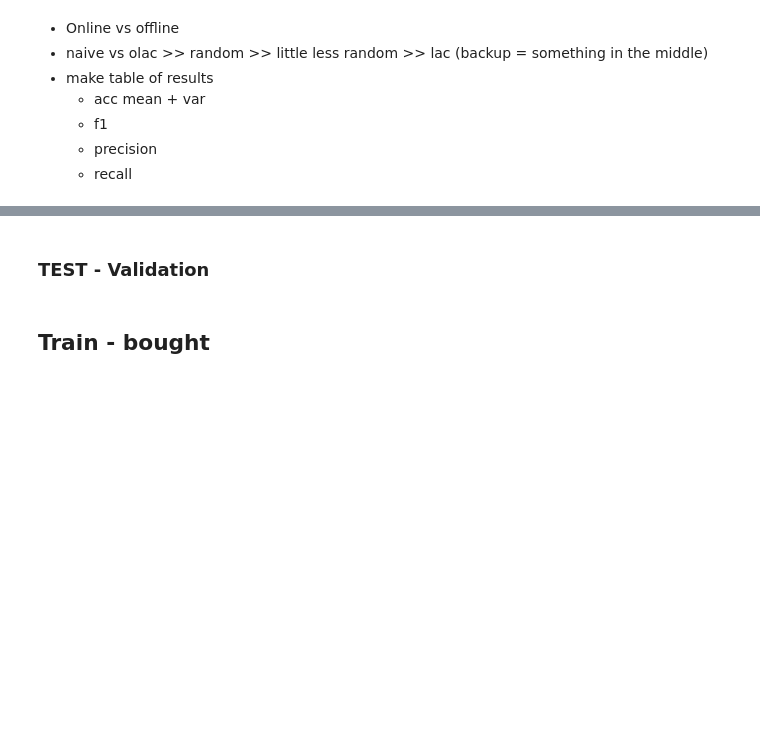
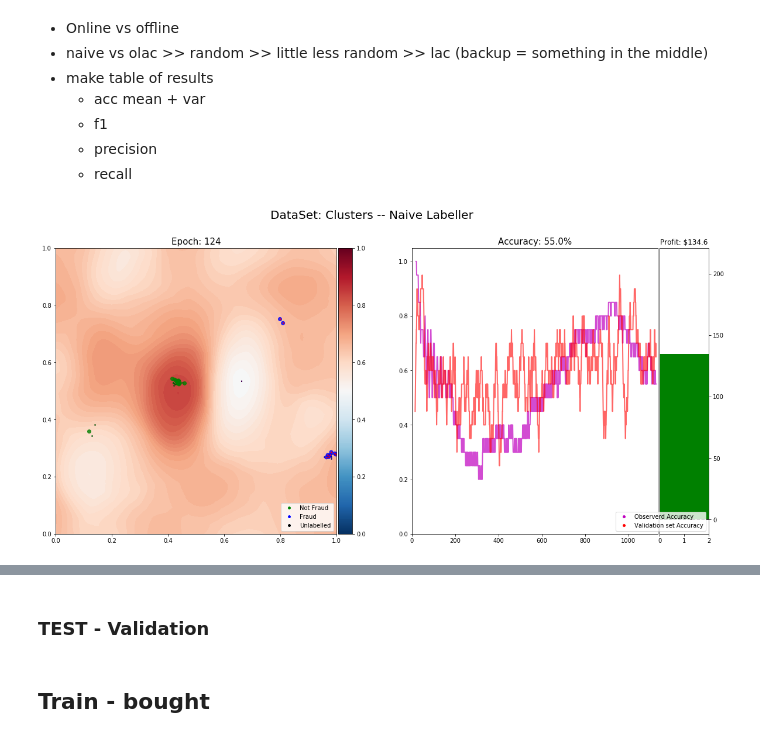
Before and after one commit to AndreasAlam/olac, a Jupyter notebook: notebooks/sbe_Labeller_comparision.ipynb, the cells around one changed output, grey strips where cells are left out. Saved outputs shown, nothing was run; the diff lists cells and outputs as text; code cells hidden in the pictures; blank space fills up the shorter version.

```diff
--- a/notebooks/sbe_Labeller_comparision.ipynb
+++ b/notebooks/sbe_Labeller_comparision.ipynb
@@ -421,14 +443,14 @@ labeller_kwargs = {
 model = MLPClassifier((64,32,), batch_size=1, learning_rate='adaptive', early_stopping=False,
                     alpha=0.0003, warm_start=False)
 
-labellers_john = [UncertaintyLabeller(**labeller_kwargs),
-                  VeryGreedyLabeller(**labeller_kwargs),
-                  GreedyLabeller(**labeller_kwargs)]
+labellers_john = [olac.labellers.UncertaintyLabeller(**labeller_kwargs),
+                  olac.labellers.VeryGreedyLabeller(**labeller_kwargs),
+                  olac.labellers.GreedyLabeller(**labeller_kwargs)]
 
-data_generators = [new_generator(generator='olac.data_generators.satellites', x_min=-10, x_max=10, n_points=3000,
+data_generators = [olac.pipeline.new_generator(generator='data_generators.satellites', x_min=-10, x_max=10, n_points=3000,
                                  contamination=0.3, satellite_radius=6),
-                   new_generator(generator='olac.data_generators.roving_balls', x_min=-10, x_max=10, steps=3000),
-                   new_generator(generator='olac.data_generators.cluster_generator', x_min=0, x_max=1000, n_points=3000)]
+                   olac.pipeline.new_generator(generator='data_generators.roving_balls', x_min=-10, x_max=10, steps=3000),
+                   olac.pipeline.new_generator(generator='data_generators.cluster_generator', x_min=0, x_max=1000, n_points=3000)]
 # %%
 pipelines_john = []
 
@@ -442,7 +464,7 @@ for gen in data_generators:
 #         model = clone(mod)
         pipeline = olac.pipeline.Pipeline(data_generator=olac.data_generators.delayed_generator(generator, delay=0.15),
                                           model=clone(model),
-                                          predictor=NewPredictor(verbose=False, transformer=trans),
+                                          predictor=olac.pipeline.NewPredictor(verbose=False, transformer=trans),
                                           labeller=labeller)
         train_set, test_set = tqdm_notebook(pipeline.run())
         pipelines_john.append((pipeline, train_set, test_set))
@@ -473,14 +520,14 @@ bram_labeller = olac.pipeline.NaieveLabeller(**labeller_kwargs)
 
 # transformer = RBFSampler(n_components=100, gamma=0.075)
 # transformer.fit_transform(get_grid());
-transformer
+# transformer
 model = MLPClassifier((64,32,), batch_size=1, learning_rate='adaptive', early_stopping=False,
                     alpha=0.0003, warm_start=False)
 
-data_generators = [new_generator(generator='olac.data_generators.satellites', x_min=-10, x_max=10, n_points=3000,
+data_generators = [olac.pipeline.new_generator(generator='data_generators.satellites', x_min=-10, x_max=10, n_points=3000,
                                  contamination=0.3, satellite_radius=6),
-                   new_generator(generator='olac.data_generators.roving_balls', x_min=-10, x_max=10, steps=3000),
-                   new_generator(generator='olac.data_generators.cluster_generator', x_min=0, x_max=1000, n_points=3000)]
+                   olac.pipeline.new_generator(generator='data_generators.roving_balls', x_min=-10, x_max=10, steps=3000),
+                   olac.pipeline.new_generator(generator='data_generators.cluster_generator', x_min=0, x_max=1000, n_points=3000)]
 # %%
 pipelines_bram = []
 
@@ -494,7 +541,7 @@ for gen in tqdm_notebook(data_generators):
 #         model = clone(mod)
     pipeline = olac.pipeline.Pipeline(data_generator=olac.data_generators.delayed_generator(generator, delay=0.15),
                                       model=clone(model),
-                                      predictor=NewPredictor(verbose=False, transformer=trans),
+                                      predictor=olac.pipeline.NewPredictor(verbose=False, transformer=trans),
                                       labeller=bram_labeller)
     train_set, test_set = pipeline.run()
     pipelines_bram.append((pipeline, train_set, test_set))
@@ -508,27 +574,31 @@ for gen in tqdm_notebook(data_generators):
     - precision
     - recall
 # %%
-for P in [pipelines, pipelines_john, pipelines_bram]:
+add = ['_n','_j','_b']
+for j, P in enumerate([pipelines, pipelines_john, pipelines_bram]):
 
 
     gen_names = ['Satellites', 'Satellites','Satellite',
                      'Roving Balls','Roving Balls', 'Roving Balls',
                      'Clusters', 'Clusters','Clusters',]
     if P is pipelines_bram:
-        gen_names = gen_names[[0,3,6]]
+        gen_names = ['Satellites', 'Roving Balls','Clusters',]
         lab_names = ['Naive Labeller', 'Naive Labeller', 'Naive Labeller', ]
     elif P is pipelines:
-        gen_names = gen_names[[0,3,6]]
+        gen_names = ['Satellites', 'Roving Balls','Clusters',]
         lab_names = [ 'ThresholdLabeller', 'ThresholdLabller', 'ThresholdLabeller']
     else:
         lab_names =['Uncertainty Labeller', 'Very Greedy Labeller', 'Greedy Labeller',
                 'Uncertainty Labeller', 'Very Greedy Labeller', 'Greedy Labeller',
                 'Uncertainty Labeller', 'Very Greedy Labeller', 'Greedy Labeller',]
 
 
-    for i, (pipeline, train_set, test_set) in enumerate(pipelines_john):
-        plotter = olac.vis.Plotter(window=20, figsize=(20, 9))
-        plotter.plot_history(pipeline, test_set, save_gif=True, gen_name=gen_names[i]+str(i),
-                             budget=100, gain_factor=2, trans=transformer, plot_cost=True, plot_step=2,
-                            sup_title=f"DataSet: {gen_names[i]} -- {lab_names[i]}")
-        plt.show()
+    for i, (pipeline, train_set, test_set) in enumerate(P):
+        if train_set != []:
+            plotter = olac.vis.Plotter(window=20, figsize=(20, 9))
+            plotter.plot_history(pipeline, test_set, train_set, save_gif=True, gen_name=gen_names[i]+str(i)+add[j],
+                                 budget=100, gain_factor=2, trans=transformer, plot_cost=True, plot_step=2,
+                                sup_title=f"DataSet: {gen_names[i]} -- {lab_names[i]}")
+            plt.show()
+# %% [output]
+[figure, added]
```
Also changed, not shown: parts of 25 cells of this notebook, 2 other files.
